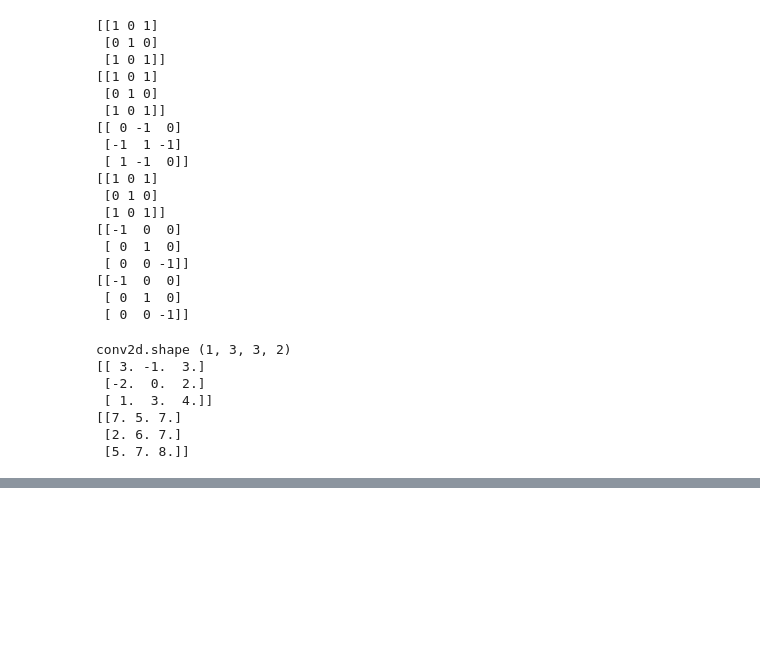
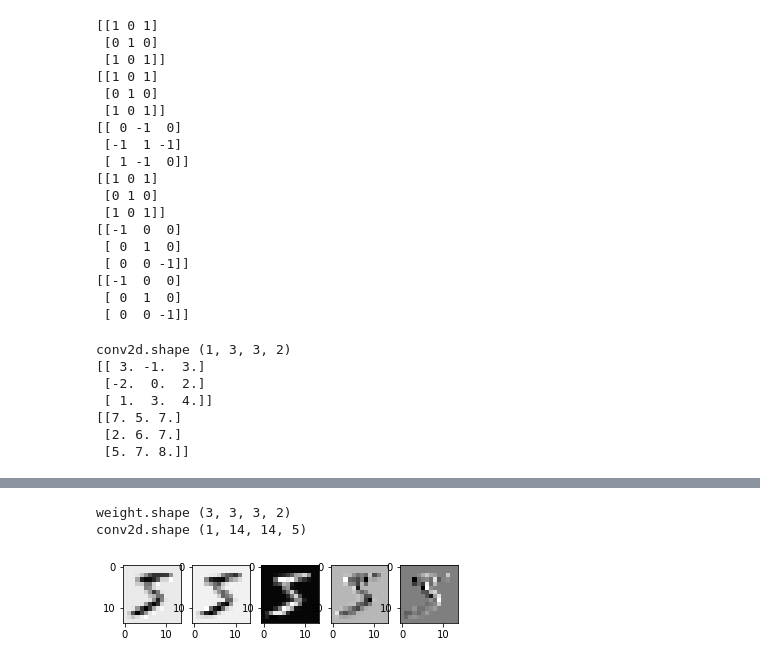
Before and after one commit to imguru-mooc/AI_Basic, a Jupyter notebook: 파이썬/14_day.ipynb, the cells around one changed output, grey strips where cells are left out. Drawn from its saved outputs; the diff is of its cells as text; code cells hidden in the pictures; blank space fills up the shorter version.

```diff
--- a/파이썬/14_day.ipynb
+++ b/파이썬/14_day.ipynb
@@ -209,0 +250,17 @@ conv2d.shape (1, 3, 3, 2)
+# %%
+img = img.reshape(-1,28,28,1)
+img = tf.convert_to_tensor(img)
+
+print("weight.shape", weight.shape)
+weight_init = keras.initializers.RandomNormal(stddev=0.01)
+conv2d = keras.layers.Conv2D(filters=5, kernel_size=3, padding='same',
+                             strides=(2,2), kernel_initializer=weight_init)(img)
+print("conv2d.shape", conv2d.shape)
+feature_maps = np.swapaxes(conv2d, 0, 3)
+for i, feature_map in enumerate(feature_maps):
+    plt.subplot(1,5,i+1), plt.imshow(feature_map.reshape(14,14), cmap='gray')
+plt.show()
+# %% [output]
+weight.shape (3, 3, 3, 2)
+conv2d.shape (1, 14, 14, 5)
+[figure, added]
```
Also changed, not shown: parts of 22 cells of this notebook.
